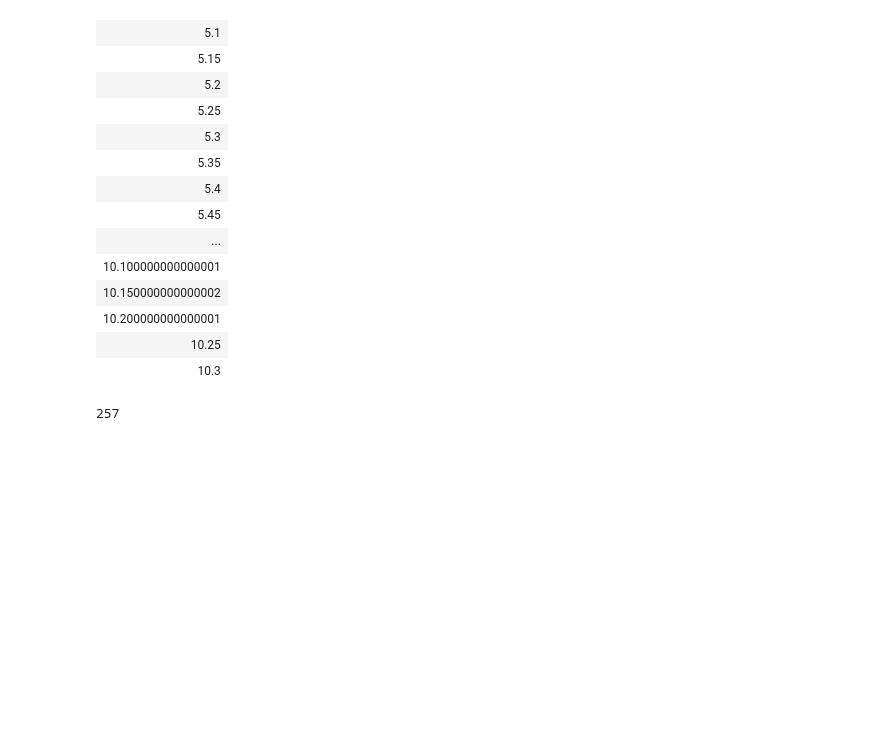
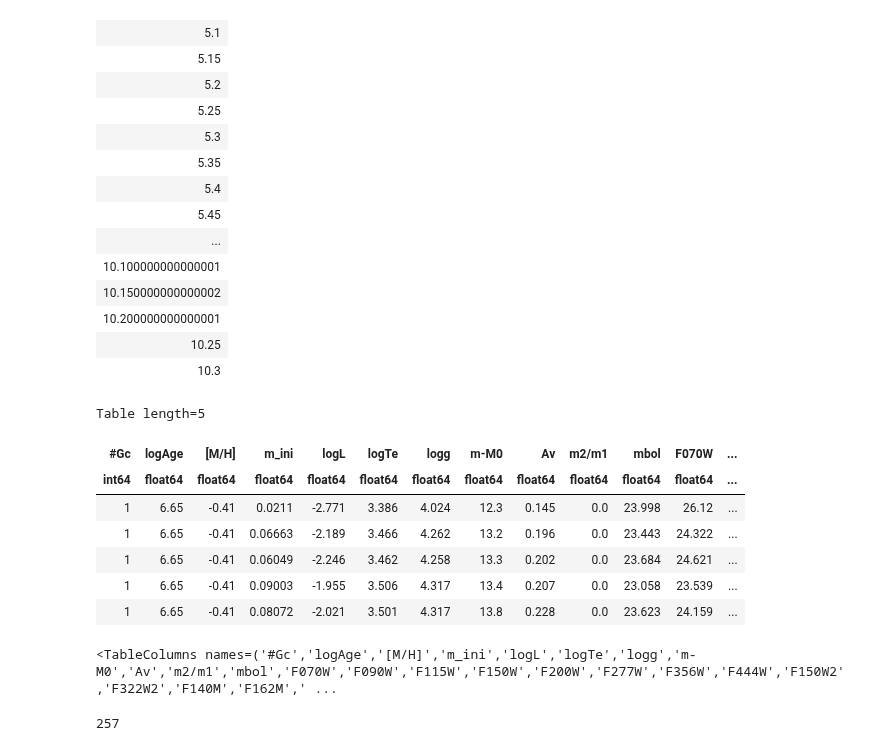
Before and after one commit to SpacialTree/brick-jwst-2221, a Jupyter notebook: notebooks/IsochroneModeling.ipynb, the cells around one changed output. Drawn from its saved outputs; the diff is of its cells as text; code cells hidden in the pictures; blank space fills up the shorter version.

```diff
--- a/notebooks/IsochroneModeling.ipynb
+++ b/notebooks/IsochroneModeling.ipynb
@@ -52,6 +57,23 @@ np.unique(mist['log10_isochrone_age_yr'])
 | 10.200000000000001 |
 | 10.25 |
 | 10.3 |
+# %%
+df = pd.read_table('/orange/adamginsburg/cmz/sgre/trilegal_nircam.dat', delim_whitespace=True)
+trilegal = Table.from_pandas(df)
+trilegal[:5]
+# %% [output]
+Table length=5
+| #Gc | logAge | [M/H] | m_ini | logL | logTe | logg | m-M0 | Av | m2/m1 | mbol | F070W | ... |
+| int64 | float64 | float64 | float64 | float64 | float64 | float64 | float64 | float64 | float64 | float64 | float64 | ... |
+| 1 | 6.65 | -0.41 | 0.0211 | -2.771 | 3.386 | 4.024 | 12.3 | 0.145 | 0.0 | 23.998 | 26.12 | ... |
+| 1 | 6.65 | -0.41 | 0.06663 | -2.189 | 3.466 | 4.262 | 13.2 | 0.196 | 0.0 | 23.443 | 24.322 | ... |
+| 1 | 6.65 | -0.41 | 0.06049 | -2.246 | 3.462 | 4.258 | 13.3 | 0.202 | 0.0 | 23.684 | 24.621 | ... |
+| 1 | 6.65 | -0.41 | 0.09003 | -1.955 | 3.506 | 4.317 | 13.4 | 0.207 | 0.0 | 23.058 | 23.539 | ... |
+| 1 | 6.65 | -0.41 | 0.08072 | -2.021 | 3.501 | 4.317 | 13.8 | 0.228 | 0.0 | 23.623 | 24.159 | ... |
+# %%
+print(trilegal.columns)
+# %% [output]
+<TableColumns names=('#Gc','logAge','[M/H]','m_ini','logL','logTe','logg','m-M0','Av','m2/m1','mbol','F070W','F090W','F115W','F150W','F200W','F277W','F356W','F444W','F150W2','F322W2','F140M','F162M',' ...
 # %%
 agesel = mist['log10_isochrone_age_yr'] == 10
 pl.scatter(mist['F405N'][agesel] - mist['F480M'][agesel],
```
Also changed, not shown: parts of 6 cells of this notebook, 7 other files.
